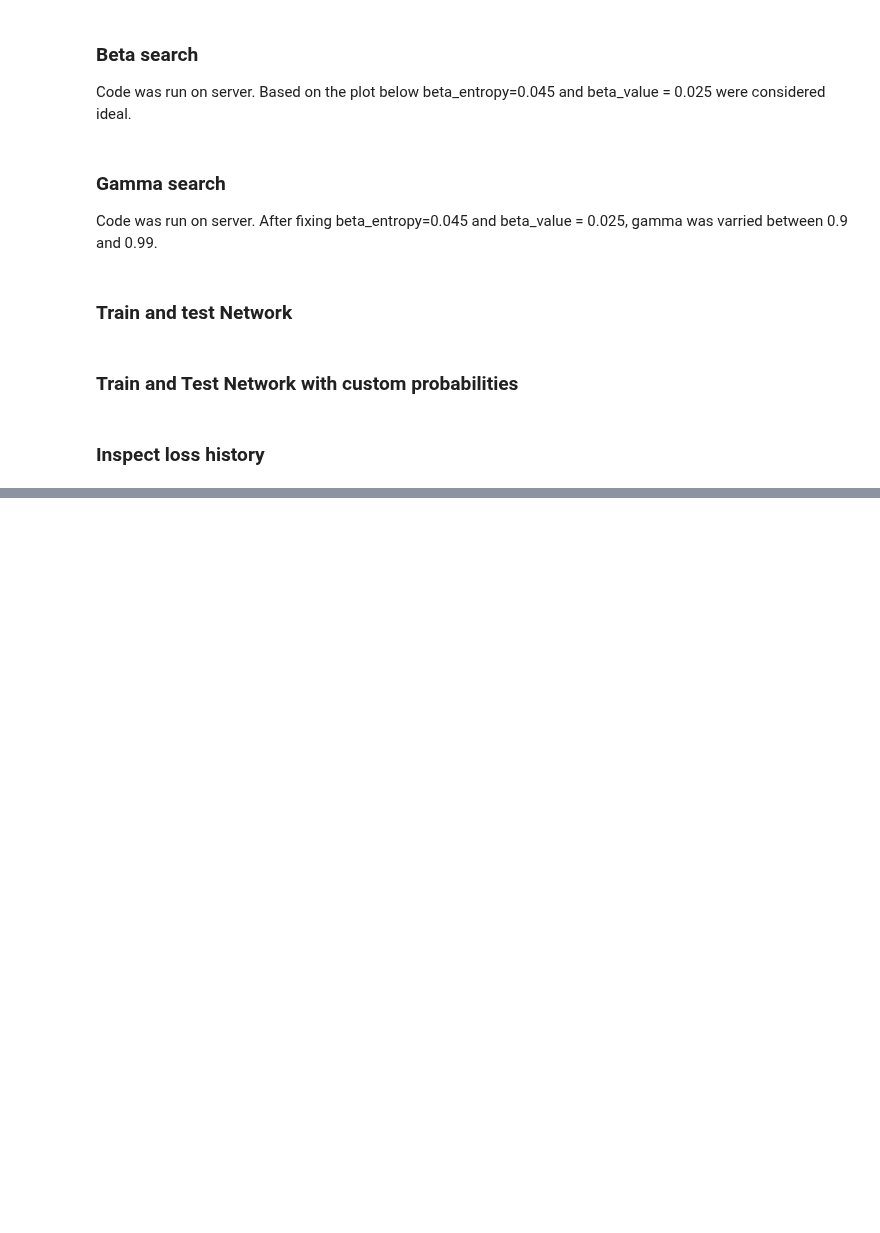
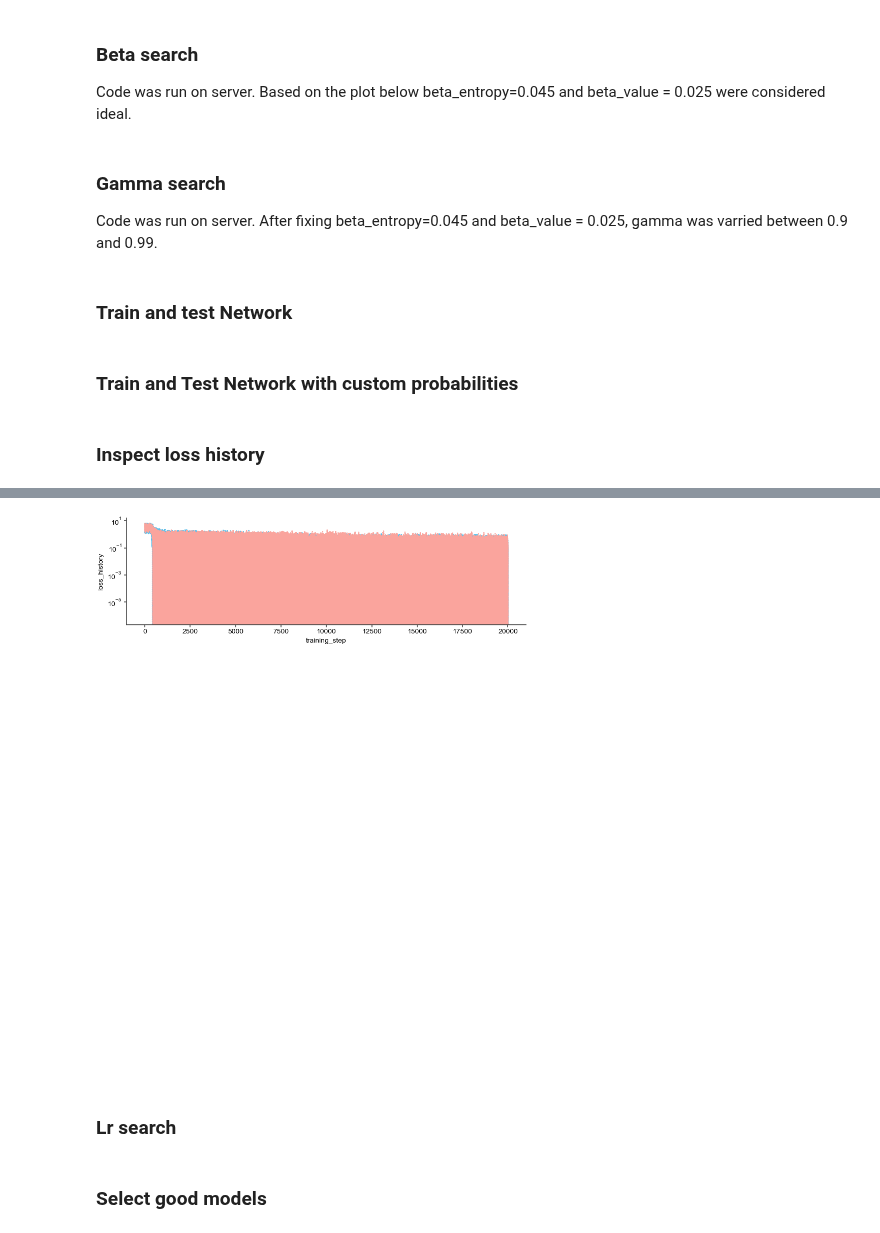
Before and after one commit to bapungiri/py_adlab_bg, a Jupyter notebook: mab_rnn_train.ipynb, the cells around one changed output, grey strips where cells are left out. Drawn from its saved outputs; the diff is of its cells as text; code cells hidden in the pictures; blank space fills up the shorter version.

```diff
--- a/mab_rnn_train.ipynb
+++ b/mab_rnn_train.ipynb
@@ -244,18 +262,24 @@ loss_df = pd.concat(loss_df, ignore_index=True)
 # %%
 import matplotlib.pyplot as plt
 from statplotannot.plots import SeabornPlotter, fix_legend, Fig
 import seaborn as sns
 
-fig = Fig(5, 1, num=1, fontsize=10)
+fig = Fig(5, 1, fontsize=10)
 
 ax = fig.subplot(fig.gs[0])
 sns.lineplot(
     data=loss_df,
     x="training_step",
     y="loss_history",
     hue="group",
     errorbar="se",
-    # style="model_type",
+    style="name",
     ax=ax,
 )
-plt.show()
+ax.legend_.remove()
+ax.set_yscale("log")
+# plt.show()
+# %% [output]
+[figure, added]
+# %% [markdown]
+### Lr search
@@ -261,0 +309,2 @@ plt.show()
+# %% [markdown]
+### Select good models
```
Also changed, not shown: parts of 6 cells of this notebook, 3 other files.
